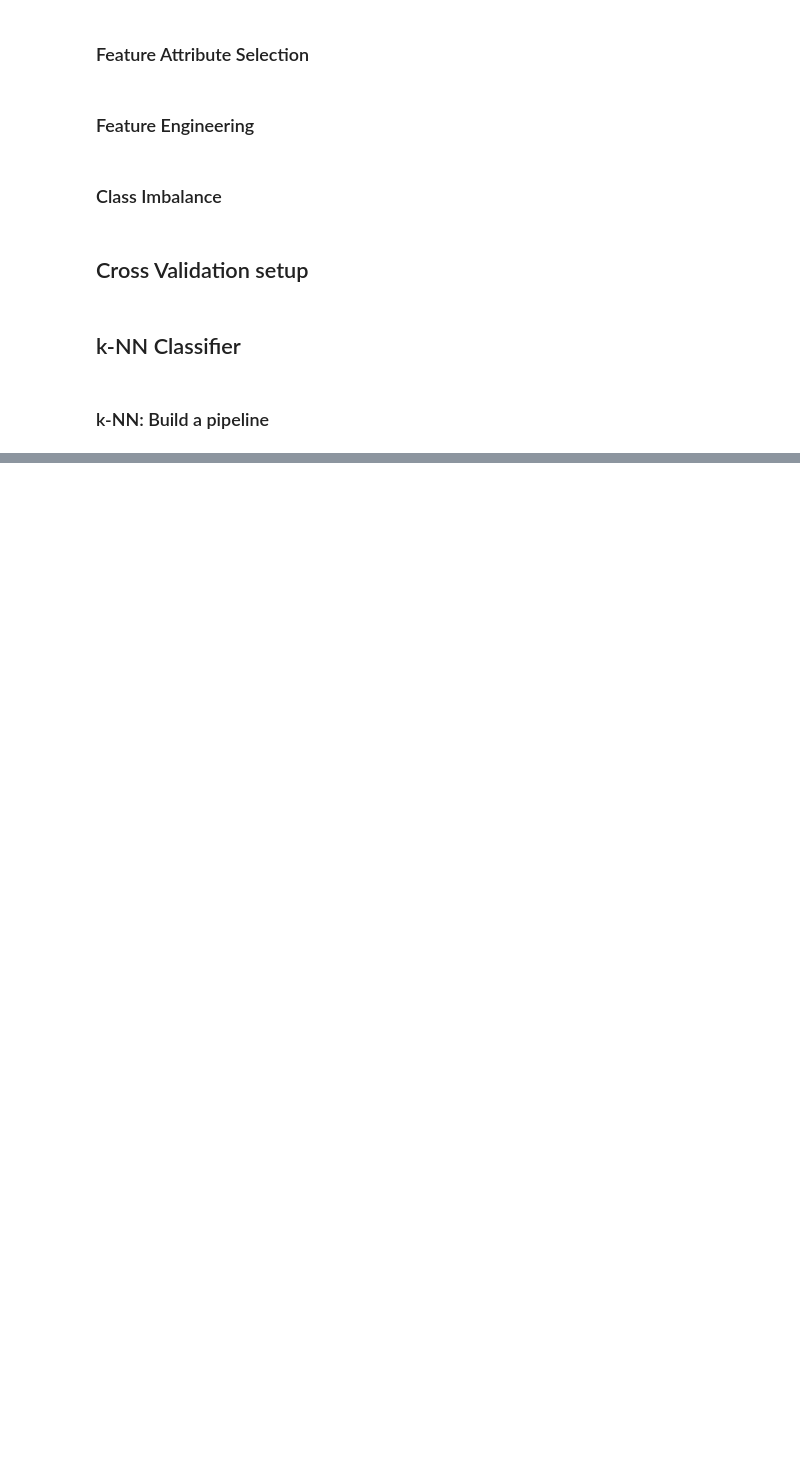
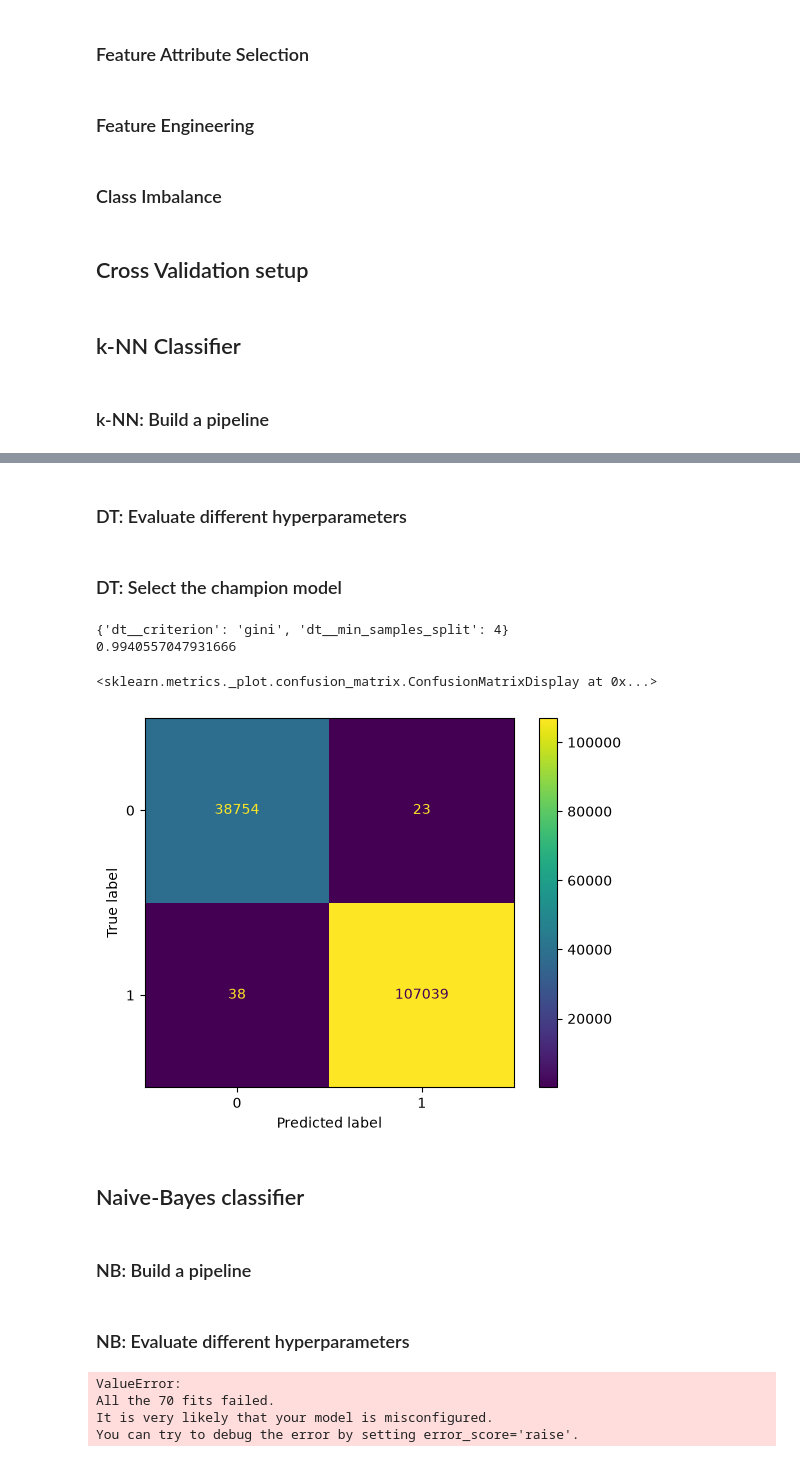
Before and after one commit to Henphan/Data-Mining-Assignment, a Jupyter notebook: src/run.ipynb, the cells around one changed output, grey strips where cells are left out. Drawn from its saved outputs; the diff is of its cells as text; code cells hidden in the pictures; blank space fills up the shorter version.

Commit message:
Add both DT and NB classifiers.

```diff
--- a/src/run.ipynb
+++ b/src/run.ipynb
@@ -156,0 +131,46 @@ for metric in ["test_accuracy", "test_precision", "test_recall", "test_f1"]:
+# %%
+def make_dt_pipeline():
+    return Pipeline([
+        ("preprocessor", preprocessor),
+        ("dt", DecisionTreeClassifier())
+    ])
+# %% [markdown]
+### DT: Evaluate different hyperparameters
+# %%
+parameters = {
+    'dt__criterion': ('entropy', 'gini'),
+    'dt__min_samples_split' : list(range(3,11))
+    }
+
+gscv = GridSearchCV(
+    estimator=make_dt_pipeline(),
+    param_grid=parameters,
+    cv=skf,
+    scoring='accuracy'
+)
+
+best_dtc = gscv.fit(X, y)
+# %%
+best_dtc = gscv.fit(X, y)
+best_dtc.best_params_, best_dtc.best_score_
+# %% [markdown]
+### DT: Select the champion model
+# %%
+print(best_dtc.best_params_)
+print(best_dtc.best_score_)
+
+fig, ax = plt.subplots(1,1)
+ConfusionMatrixDisplay.from_estimator(
+    best_dtc,
+    X, y,
+    ax = ax
+    )
+# %% [output]
+{'dt__criterion': 'gini', 'dt__min_samples_split': 4}
+0.9940557047931666
+<sklearn.metrics._plot.confusion_matrix.ConfusionMatrixDisplay at 0x...>
+[figure, added]
+# %% [markdown]
+## Naive-Bayes classifier
+# %% [markdown]
+### NB: Build a pipeline
@@ -156,0 +183,23 @@ for metric in ["test_accuracy", "test_precision", "test_recall", "test_f1"]:
+# %% [markdown]
+### NB: Evaluate different hyperparameters
+# %%
+parameters = {
+    "nb__var_smoothing": [
+        1e-12, 1e-11, 1e-10, 1e-9,
+        1e-8, 1e-7, 1e-6
+    ]
+}
+
+gscv = GridSearchCV(
+    estimator=make_nb_pipeline(),
+    param_grid=parameters,
+    cv=skf,
+    scoring='accuracy',
+)
+
+gscv.fit(X, y)
+# %% [output]
+ValueError:
+All the 70 fits failed.
+It is very likely that your model is misconfigured.
+You can try to debug the error by setting error_score='raise'.
```
Also changed, not shown: parts of 16 cells of this notebook, 1 other file.
